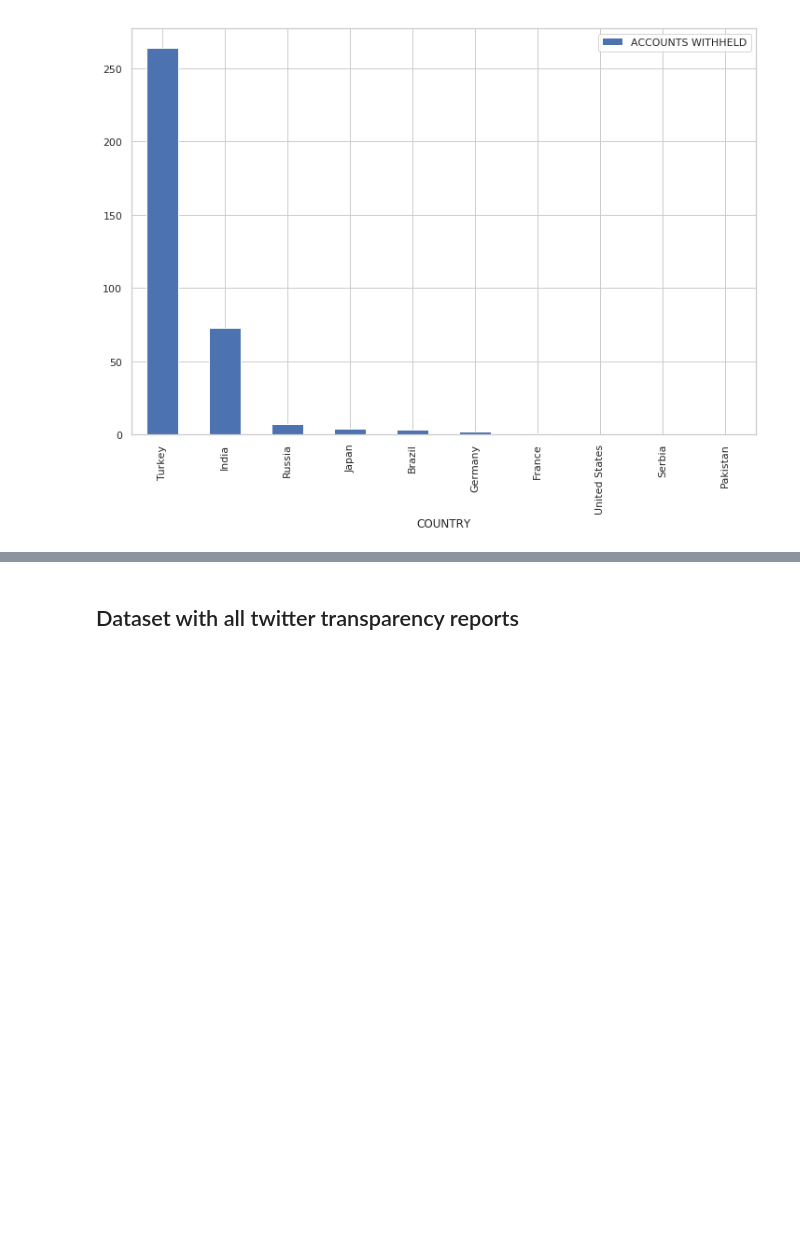
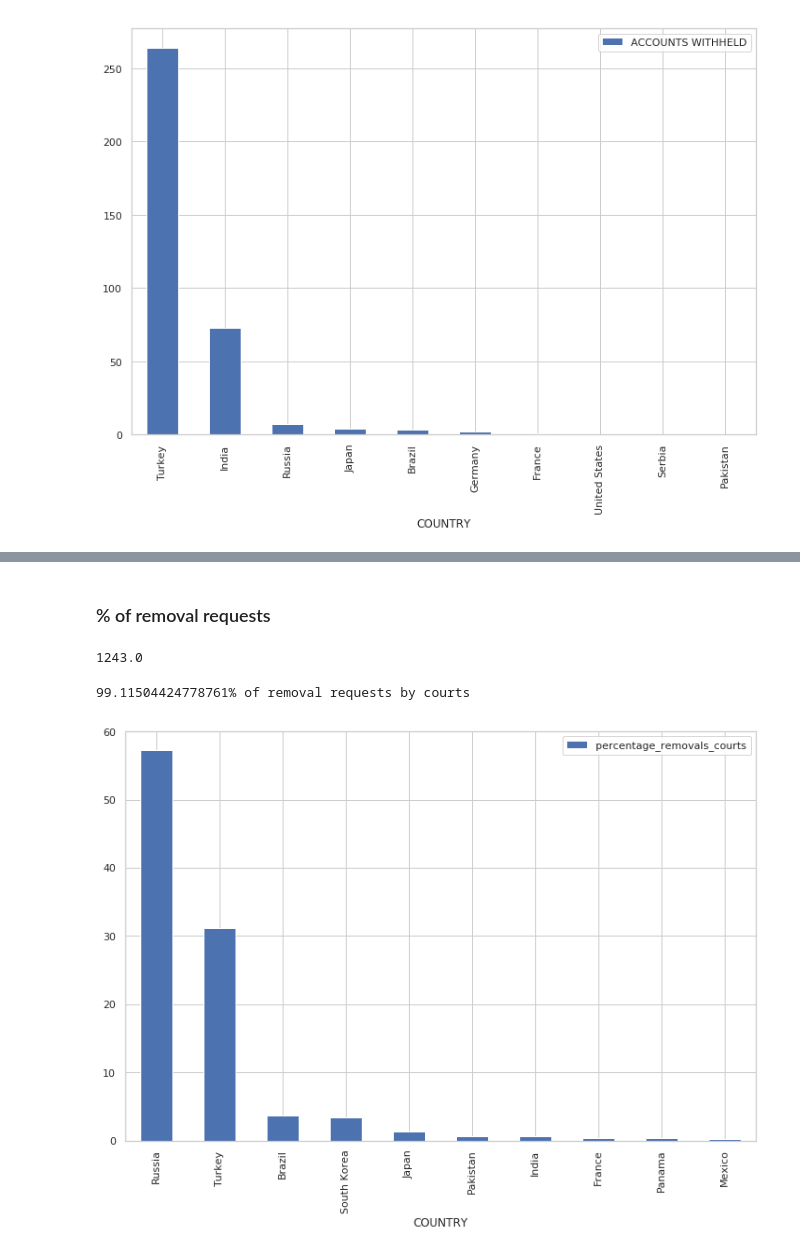
Before and after one commit to cmdelaserna/press-freedom, a Jupyter notebook: notebooks/twitter-removal-requests.ipynb, the cells around one changed output, grey strips where cells are left out. Saved outputs shown, nothing was run; the diff lists cells and outputs as text; code cells hidden in the pictures; blank space fills up the shorter version.

Commit message:
added percentages, plots

```diff
--- a/notebooks/twitter-removal-requests.ipynb
+++ b/notebooks/twitter-removal-requests.ipynb
@@ -98,5 +98,22 @@ twitter.query('COUNTRY == "Russia"')
 # %% [output]
 |  | TIME PERIOD | COUNTRY | REMOVAL REQUESTS (COURT ORDERS) | REMOVAL REQUESTS (GOVT AGENCY, PO... | PERCENTAGE WHERE SOME CONTENT WIT... | ... |
 | 63 | January - June 2019 | Russia | 711.0 | NaN | 34% | ... |
-# %% [markdown]
-## Dataset with all twitter transparency reports
+# %% [markdown]
+### % of removal requests
+# %%
+total_courts = twitter['REMOVAL REQUESTS (COURT ORDERS)'].sum()
+total_courts
+# %% [output]
+1243.0
+# %%
+# Calculate % for every country. Courts
+twitter['percentage_removals_courts'] = twitter['REMOVAL REQUESTS (COURT ORDERS)']/total_courts*100
+# %%
+courts_percentage = twitter.sort_values(by='percentage_removals_courts', ascending=False).head(10)
+
+courts_percentage.plot(x="COUNTRY", y='percentage_removals_courts', kind='bar', color='b')
+
+print('{}% of removal requests by courts'.format(courts_percentage['percentage_removals_courts'].sum()))
+# %% [output]
+99.11504424778761% of removal requests by courts
+[figure, added]
```
Also changed, not shown: parts of 6 cells of this notebook.
